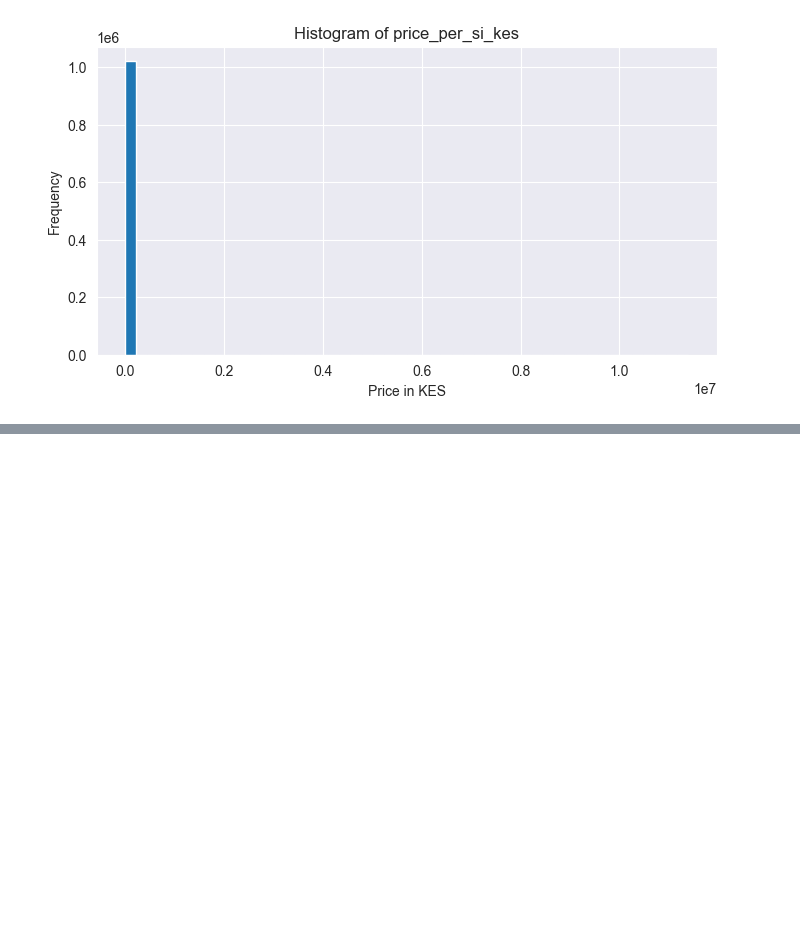
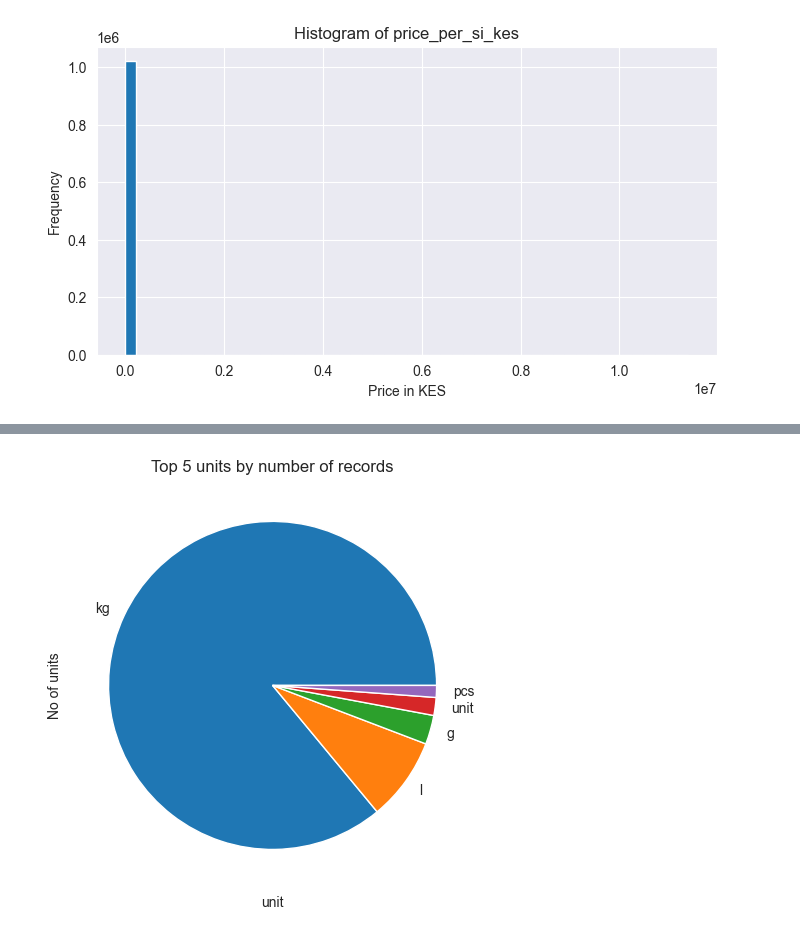
Before and after one commit to Cyrusz55/food_price_analysis, a Jupyter notebook: book1.ipynb, the cells around one changed output, grey strips where cells are left out. Saved outputs shown, nothing was run; the diff lists cells and outputs as text; code cells hidden in the pictures; blank space fills up the shorter version.

```diff
--- a/book1.ipynb
+++ b/book1.ipynb
@@ -755,0 +769,10 @@ plt.show()
+# %%
+top_5= df['unit'].value_counts().head(5)
+top_5.plot(kind = 'pie')
+plt.title("Top 5 units by number of records")
+plt.xlabel("unit")
+plt.ylabel("No of units")
+plt.tight_layout()
+plt.show()
+# %% [output]
+[figure, added]
```
Also changed, not shown: parts of 13 cells of this notebook.
